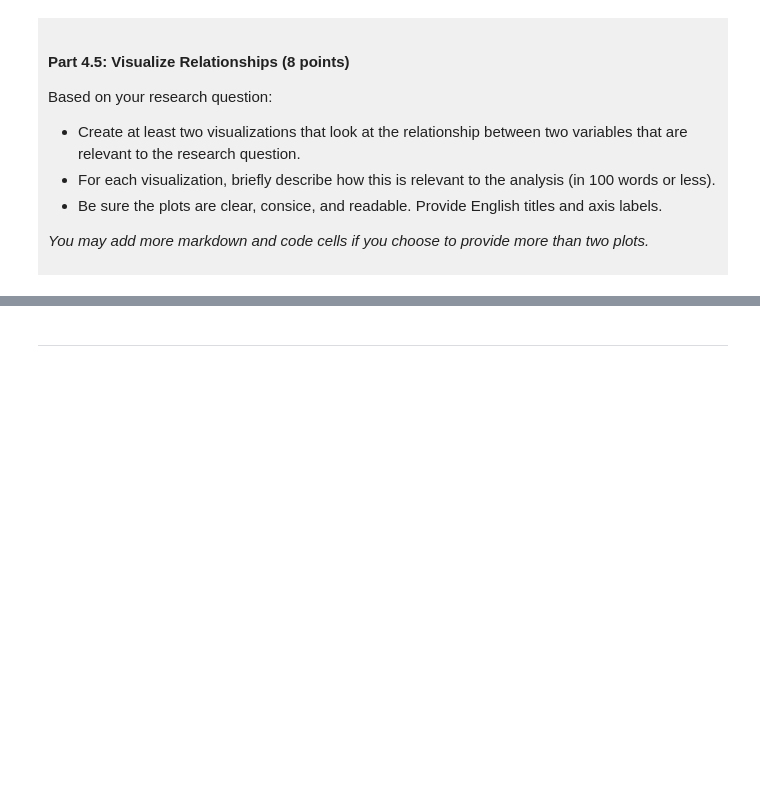
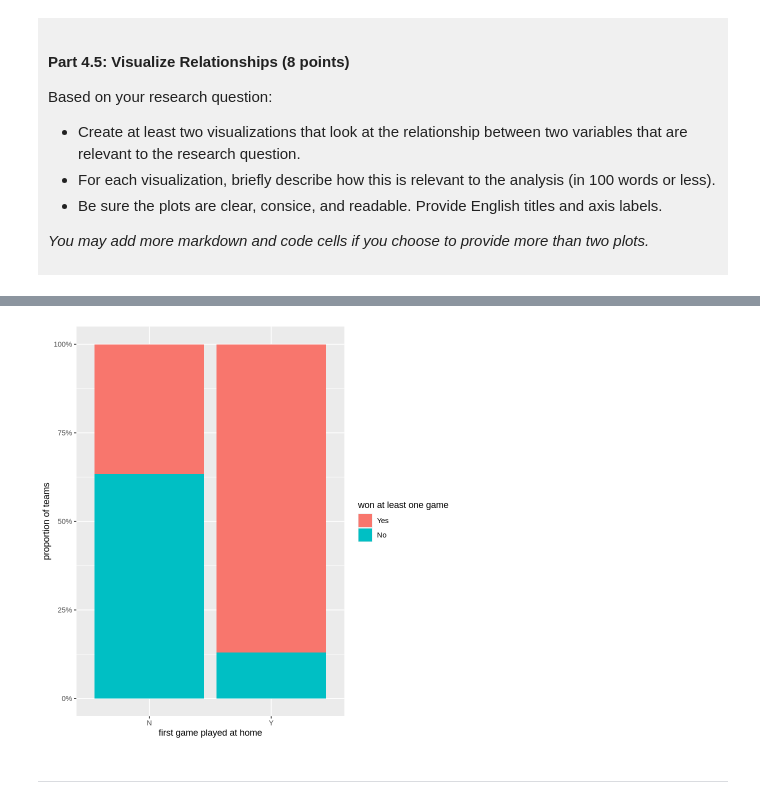
Before and after one commit to qianyiii1001-code/dsci-100-project-qianyi-ren, a Jupyter notebook: dsci-100-project-notebook.ipynb, the cells around one changed output, grey strips where cells are left out. Cells and saved outputs as stored; diff of their text form; code cells hidden in the pictures; blank space fills up the shorter version.

```diff
--- a/dsci-100-project-notebook.ipynb
+++ b/dsci-100-project-notebook.ipynb
@@ -321,5 +384,12 @@ Visualization 2: %%% EDIT THIS MARKDOWN CELL%%%
 # %%
-### EDIT THIS CODE CELL FOR VISUALIZATION 2###
+womenstidy_data |>
+    ggplot(aes(x = first_game_at_home, fill = won_game)) +
+    geom_bar(position = "fill") +
+    scale_y_continuous(labels = scales::percent) +
+    labs(x = "first game played at home", y = "proportion of teams",
+         fill = "won at least one game")
+# %% [output]
+[figure, added]
 # %% [markdown]
 ------
 # %% [markdown]
```
Also changed, not shown: parts of 10 cells of this notebook.
